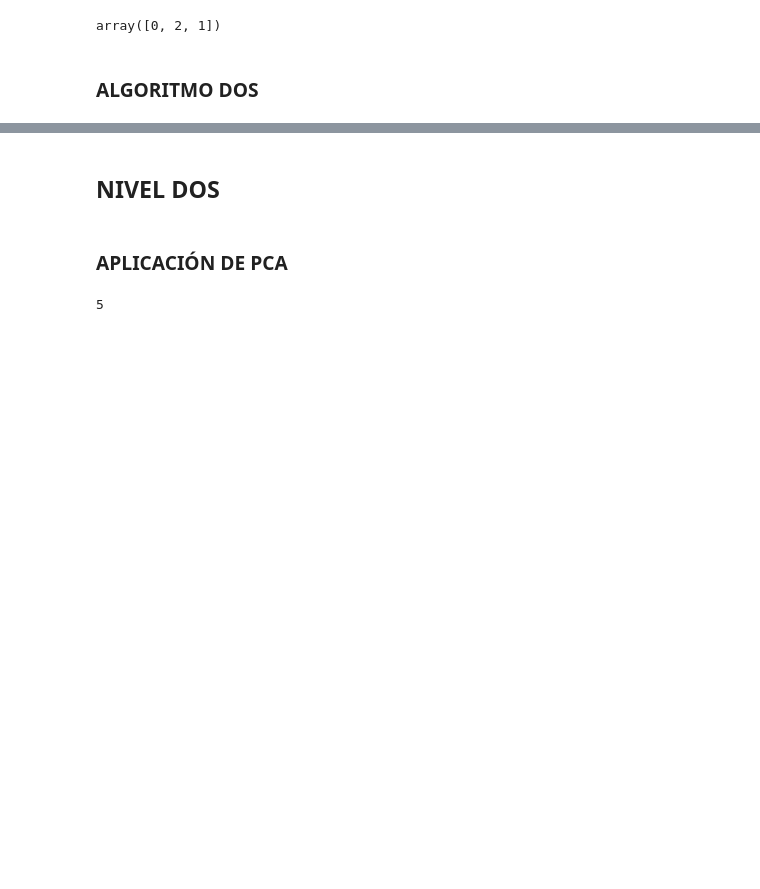
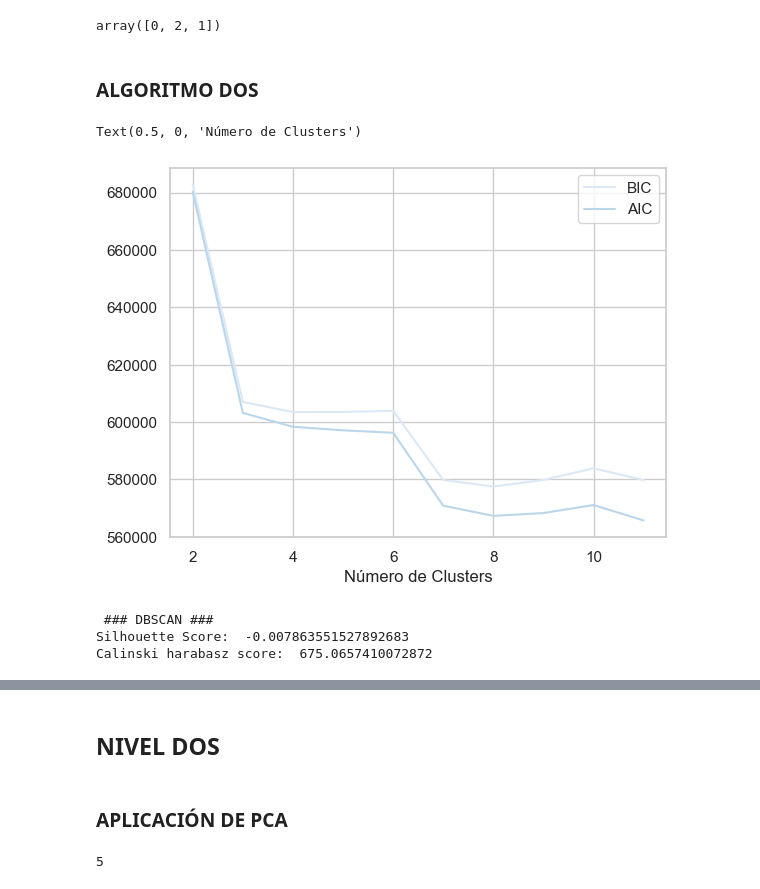
Before and after one commit to JavierBurgos-web/PROYECTO_ANALITICA_2da_entrega, a Jupyter notebook: CLUSTERING.ipynb, the cells around one changed output, grey strips where cells are left out. Cells and saved outputs as stored; diff of their text form; code cells hidden in the pictures; blank space fills up the shorter version.

```diff
--- a/CLUSTERING.ipynb
+++ b/CLUSTERING.ipynb
@@ -269,3 +268,19 @@ df_final.Cluster_1.unique()
 array([0, 2, 1])
 # %% [markdown]
 ### **ALGORITMO DOS**
+# %%
+# --- Estimación de hiperparámetros ---
+#!pip install scikit-learn
+from sklearn.mixture import GaussianMixture
+
+n_components = np.arange(2, 12)
+
+models_g = [GaussianMixture(n_components=n, random_state=123).fit(df_n1) for n in n_components]
+
+plt.plot(n_components, [m.bic(df_n1) for m in models_g], label="BIC")
+plt.plot(n_components, [m.aic(df_n1) for m in models_g], label="AIC")
+plt.legend()
+plt.xlabel("Número de Clusters")
+# %% [output]
+Text(0.5, 0, 'Número de Clusters')
+[figure, added]
@@ -271,0 +290,11 @@ array([0, 2, 1])
+# %%
+# --- Evaluación del modelo GMM ---
+labels_ = model_gmm.predict(df_n1)
+
+print(" ### DBSCAN ###")
+print('Silhouette Score: ', silhouette_score(df_n1, labels_))
+print('Calinski harabasz score: ', calinski_harabasz_score(df_n1, labels_))
+# %% [output]
+ ### DBSCAN ###
+Silhouette Score:  -0.007863551527892683
+Calinski harabasz score:  675.0657410072872
```
Also changed, not shown: parts of 9 cells of this notebook.
